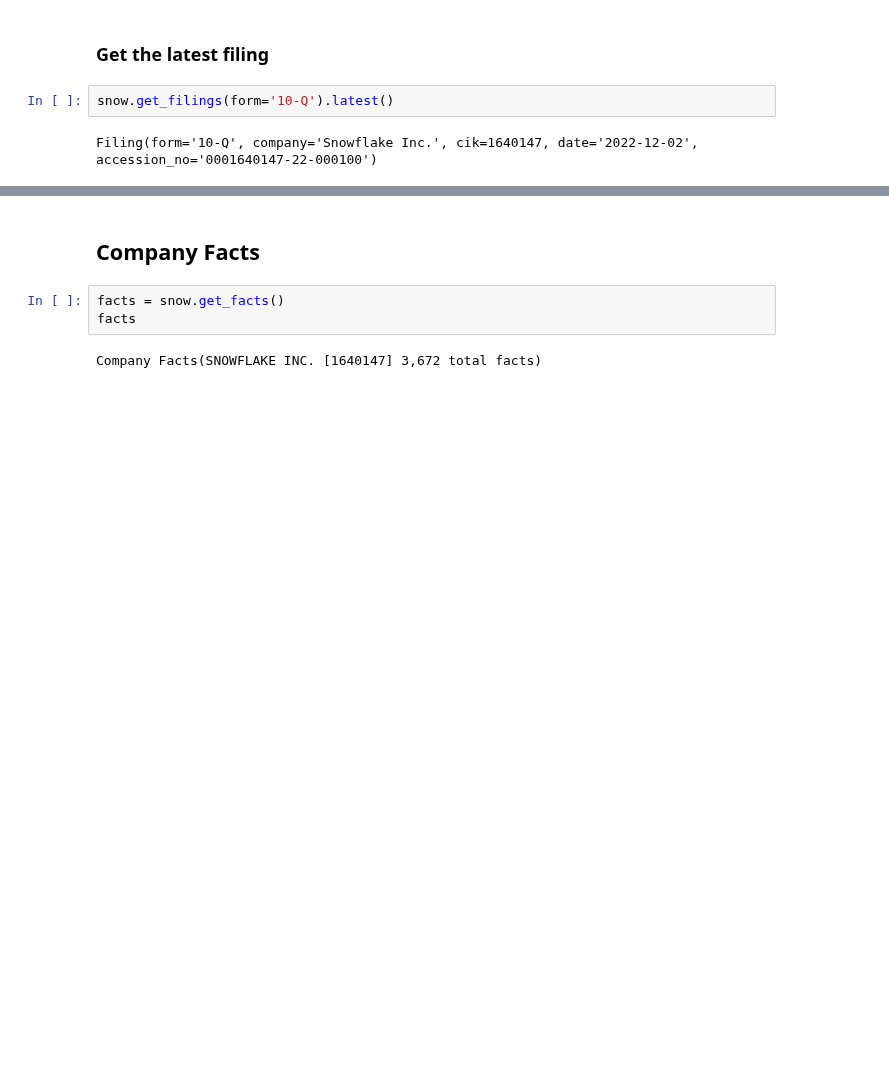
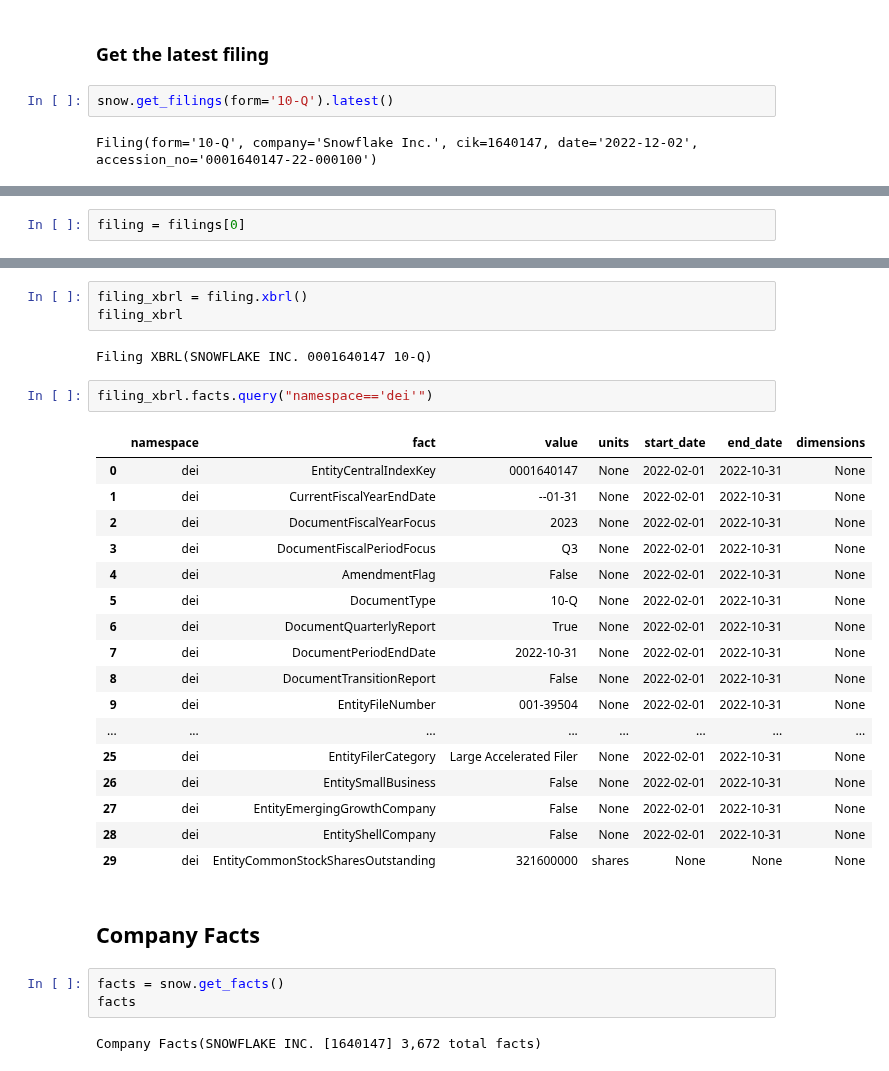
Before and after one commit to dgunning/edgartools, a Jupyter notebook: notebooks/Companies.ipynb, the cells around one changed output, grey strips where cells are left out. Saved outputs shown, nothing was run; the diff lists cells and outputs as text; blank space fills up the shorter version.

```diff
--- a/notebooks/Companies.ipynb
+++ b/notebooks/Companies.ipynb
@@ -118,0 +130,2 @@ AttributeError: 'Filing' object has no attribute 'file_number'
+# %%
+filing = filings[0]
@@ -119,3 +152,28 @@ AttributeError: 'Filing' object has no attribute 'file_number'
+# %%
+filing_xbrl = filing.xbrl()
+filing_xbrl
+# %% [output]
+Filing XBRL(SNOWFLAKE INC. 0001640147 10-Q)
+# %%
+filing_xbrl.facts.query("namespace=='dei'")
+# %% [output]
+|  | namespace | fact | value | units | start_date | end_date | dimensions |
+| 0 | dei | EntityCentralIndexKey | 0001640147 | None | 2022-02-01 | 2022-10-31 | None |
+| 1 | dei | CurrentFiscalYearEndDate | --01-31 | None | 2022-02-01 | 2022-10-31 | None |
+| 2 | dei | DocumentFiscalYearFocus | 2023 | None | 2022-02-01 | 2022-10-31 | None |
+| 3 | dei | DocumentFiscalPeriodFocus | Q3 | None | 2022-02-01 | 2022-10-31 | None |
+| 4 | dei | AmendmentFlag | False | None | 2022-02-01 | 2022-10-31 | None |
+| 5 | dei | DocumentType | 10-Q | None | 2022-02-01 | 2022-10-31 | None |
+| 6 | dei | DocumentQuarterlyReport | True | None | 2022-02-01 | 2022-10-31 | None |
+| 7 | dei | DocumentPeriodEndDate | 2022-10-31 | None | 2022-02-01 | 2022-10-31 | None |
+| 8 | dei | DocumentTransitionReport | False | None | 2022-02-01 | 2022-10-31 | None |
+| 9 | dei | EntityFileNumber | 001-39504 | None | 2022-02-01 | 2022-10-31 | None |
+| ... | ... | ... | ... | ... | ... | ... | ... |
+| 25 | dei | EntityFilerCategory | Large Accelerated Filer | None | 2022-02-01 | 2022-10-31 | None |
+| 26 | dei | EntitySmallBusiness | False | None | 2022-02-01 | 2022-10-31 | None |
+| 27 | dei | EntityEmergingGrowthCompany | False | None | 2022-02-01 | 2022-10-31 | None |
+| 28 | dei | EntityShellCompany | False | None | 2022-02-01 | 2022-10-31 | None |
+| 29 | dei | EntityCommonStockSharesOutstanding | 321600000 | shares | None | None | None |
 # %% [markdown]
 ## Company Facts
 # %%
```
Also changed, not shown: parts of 9 cells of this notebook.
